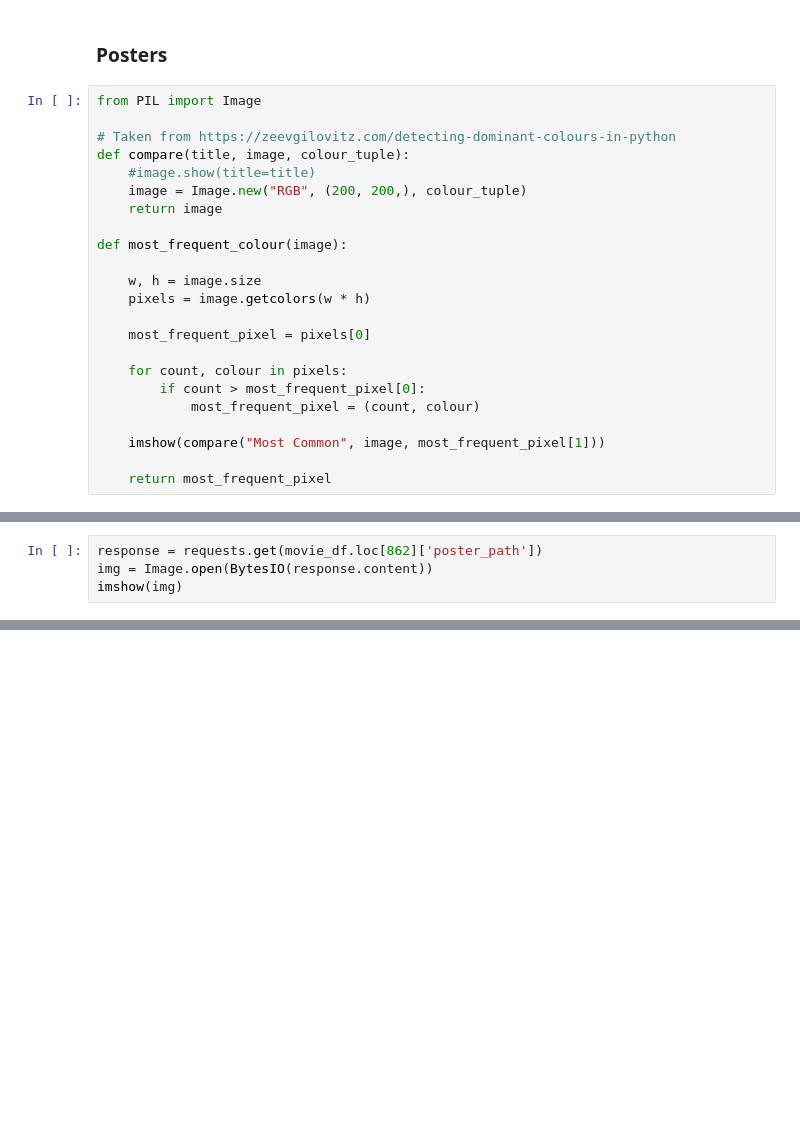
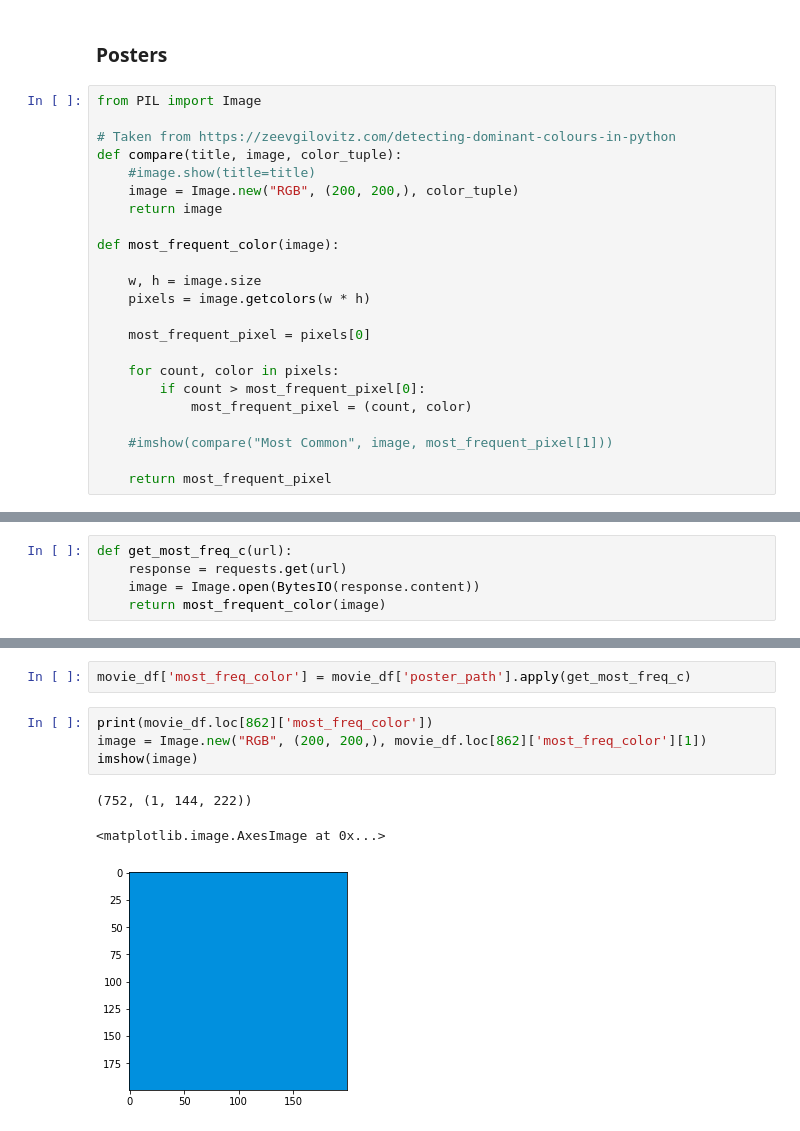
Before and after one commit to christian7137/MovieDataset, a Jupyter notebook: MovieNB_1.ipynb, the cells around one changed output, grey strips where cells are left out. Drawn from its saved outputs; the diff is of its cells as text; blank space fills up the shorter version.

Commit message:
Added getting frequent colors for whole set

```diff
--- a/MovieNB_1.ipynb
+++ b/MovieNB_1.ipynb
@@ -284,23 +269,23 @@ movie_df.loc[movie_df['original_language'] == 'en'].shape
 from PIL import Image
 
 # Taken from https://zeevgilovitz.com/detecting-dominant-colours-in-python
-def compare(title, image, colour_tuple):
+def compare(title, image, color_tuple):
     #image.show(title=title)
-    image = Image.new("RGB", (200, 200,), colour_tuple)
+    image = Image.new("RGB", (200, 200,), color_tuple)
     return image
 
-def most_frequent_colour(image):
+def most_frequent_color(image):
 
     w, h = image.size
     pixels = image.getcolors(w * h)
 
     most_frequent_pixel = pixels[0]
 
-    for count, colour in pixels:
+    for count, color in pixels:
         if count > most_frequent_pixel[0]:
-            most_frequent_pixel = (count, colour)
+            most_frequent_pixel = (count, color)
 
-    imshow(compare("Most Common", image, most_frequent_pixel[1]))
+    #imshow(compare("Most Common", image, most_frequent_pixel[1]))
 
     return most_frequent_pixel
 # %%
@@ -323,4 +441,5 @@ most_frequent_colour(img)
 # %%
-response = requests.get(movie_df.loc[862]['poster_path'])
-img = Image.open(BytesIO(response.content))
-imshow(img)
+def get_most_freq_c(url):
+    response = requests.get(url)
+    image = Image.open(BytesIO(response.content))
+    return most_frequent_color(image)
@@ -497,0 +446,10 @@ kmeans.showClustering()
+# %%
+movie_df['most_freq_color'] = movie_df['poster_path'].apply(get_most_freq_c)
+# %%
+print(movie_df.loc[862]['most_freq_color'])
+image = Image.new("RGB", (200, 200,), movie_df.loc[862]['most_freq_color'][1])
+imshow(image)
+# %% [output]
+(752, (1, 144, 222))
+<matplotlib.image.AxesImage at 0x...>
+[figure, added]
```
Also changed, not shown: parts of 23 cells of this notebook.
